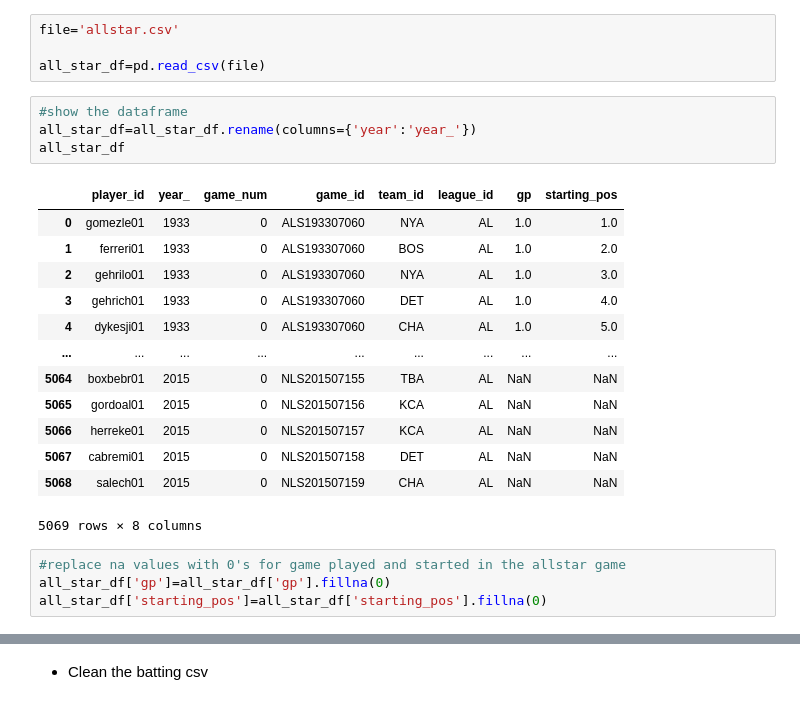
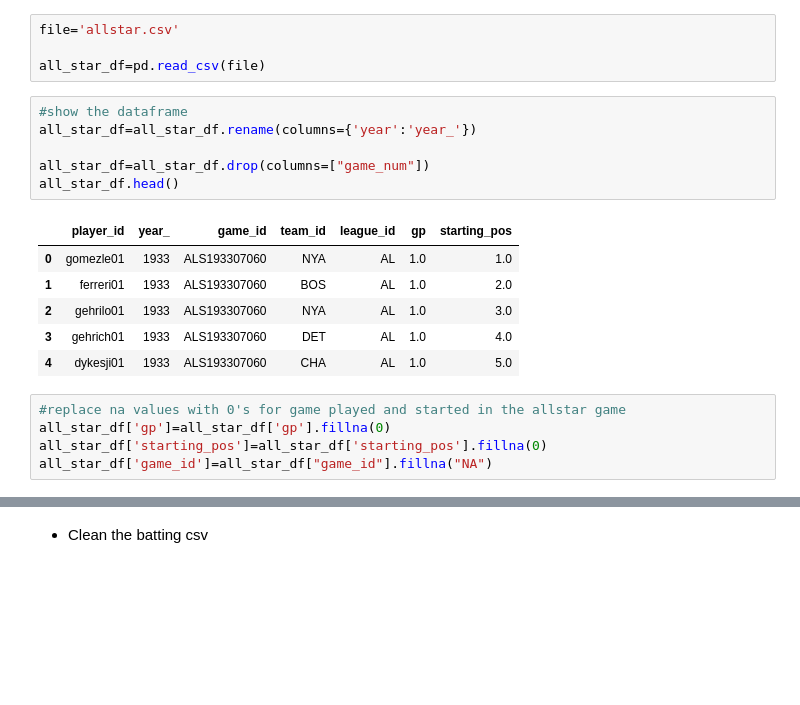
Before and after one commit to connorberek226/ETL-Project, a Jupyter notebook: cleaning.ipynb, the cells around one changed output, grey strips where cells are left out. Drawn from its saved outputs; the diff is of its cells as text; blank space fills up the shorter version.

```diff
--- a/cleaning.ipynb
+++ b/cleaning.ipynb
@@ -11,25 +12,21 @@ all_star_df=pd.read_csv(file)
 # %%
 #show the dataframe
 all_star_df=all_star_df.rename(columns={'year':'year_'})
-all_star_df
+
+all_star_df=all_star_df.drop(columns=["game_num"])
+all_star_df.head()
 # %% [output]
-|  | player_id | year_ | game_num | game_id | team_id | league_id | gp | starting_pos |
-| 0 | gomezle01 | 1933 | 0 | ALS193307060 | NYA | AL | 1.0 | 1.0 |
-| 1 | ferreri01 | 1933 | 0 | ALS193307060 | BOS | AL | 1.0 | 2.0 |
-| 2 | gehrilo01 | 1933 | 0 | ALS193307060 | NYA | AL | 1.0 | 3.0 |
-| 3 | gehrich01 | 1933 | 0 | ALS193307060 | DET | AL | 1.0 | 4.0 |
-| 4 | dykesji01 | 1933 | 0 | ALS193307060 | CHA | AL | 1.0 | 5.0 |
-| ... | ... | ... | ... | ... | ... | ... | ... | ... |
-| 5064 | boxbebr01 | 2015 | 0 | NLS201507155 | TBA | AL | NaN | NaN |
-| 5065 | gordoal01 | 2015 | 0 | NLS201507156 | KCA | AL | NaN | NaN |
-| 5066 | herreke01 | 2015 | 0 | NLS201507157 | KCA | AL | NaN | NaN |
-| 5067 | cabremi01 | 2015 | 0 | NLS201507158 | DET | AL | NaN | NaN |
-| 5068 | salech01 | 2015 | 0 | NLS201507159 | CHA | AL | NaN | NaN |
+|  | player_id | year_ | game_id | team_id | league_id | gp | starting_pos |
+| 0 | gomezle01 | 1933 | ALS193307060 | NYA | AL | 1.0 | 1.0 |
+| 1 | ferreri01 | 1933 | ALS193307060 | BOS | AL | 1.0 | 2.0 |
+| 2 | gehrilo01 | 1933 | ALS193307060 | NYA | AL | 1.0 | 3.0 |
+| 3 | gehrich01 | 1933 | ALS193307060 | DET | AL | 1.0 | 4.0 |
+| 4 | dykesji01 | 1933 | ALS193307060 | CHA | AL | 1.0 | 5.0 |
-5069 rows × 8 columns
 # %%
 #replace na values with 0's for game played and started in the allstar game
 all_star_df['gp']=all_star_df['gp'].fillna(0)
 all_star_df['starting_pos']=all_star_df['starting_pos'].fillna(0)
+all_star_df['game_id']=all_star_df["game_id"].fillna("NA")
 # %%
 #show the new all_star dataframe
 all_star_df
```
Also changed, not shown: parts of 18 cells of this notebook, 2 other files.
